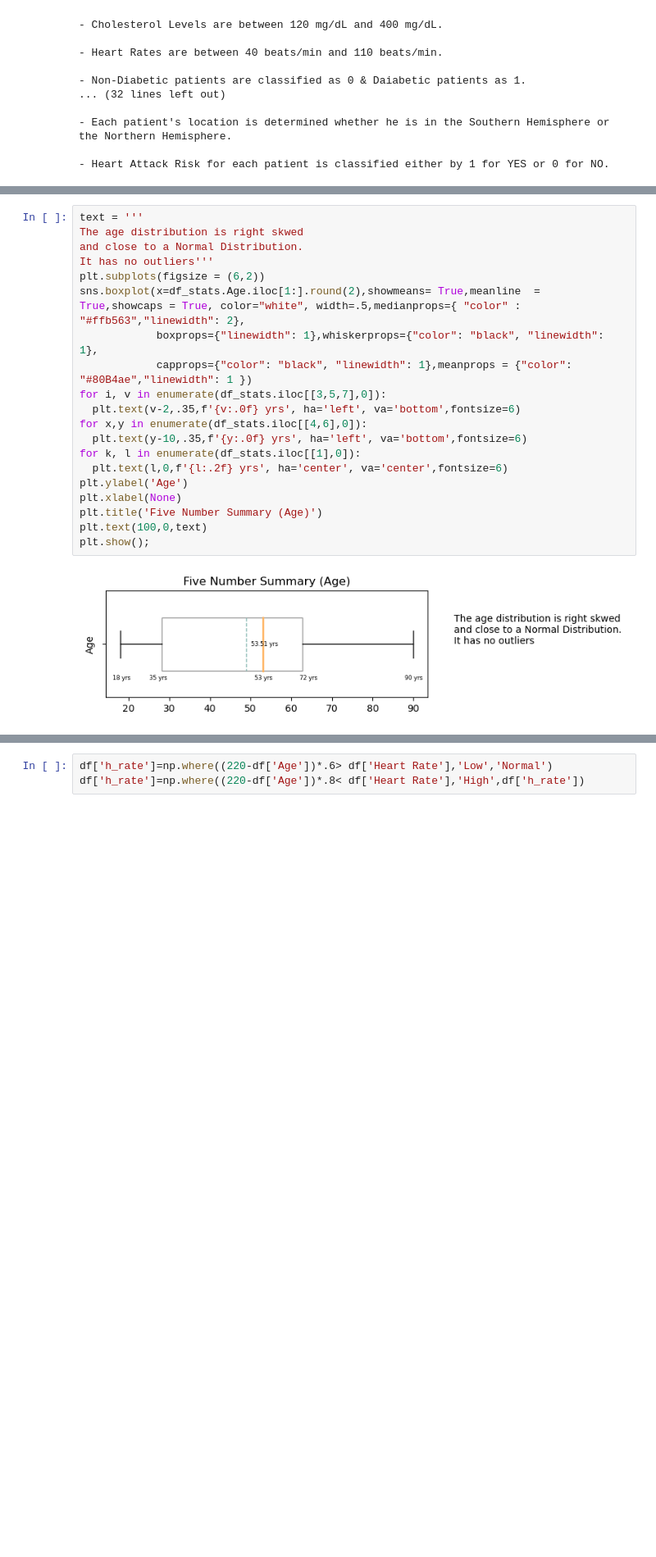
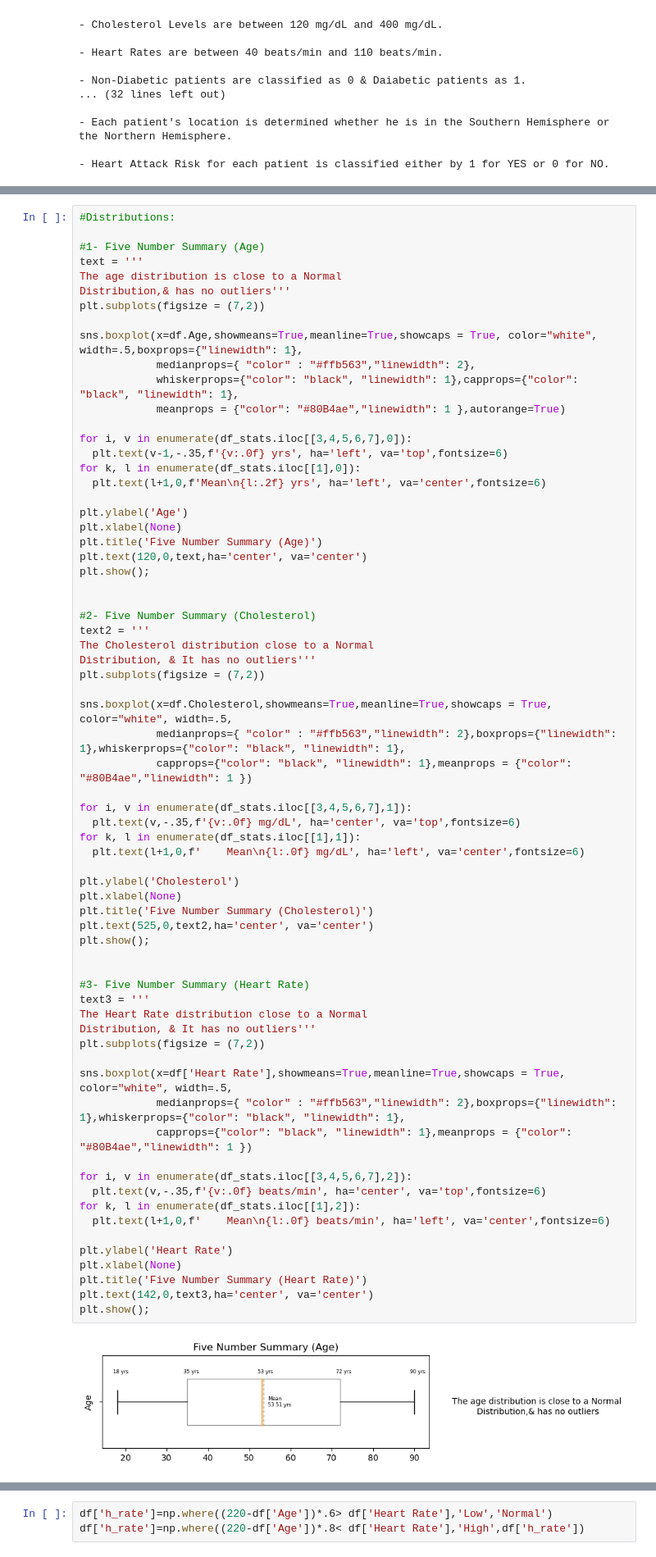
Before and after one commit to hend-a-ghafour/Heart_Attack_Risk_Analysis, a Jupyter notebook: Heart_Attack_Risk_Analysis.ipynb, the cells around one changed output, grey strips where cells are left out. Shown: that part at 82% size. Drawn from its saved outputs; the diff is of its cells as text; blank space fills up the shorter version.

Commit message:
Creating 5 number summary (heart rate) - editing 5 number summary of cholestrol & age

```diff
--- a/Heart_Attack_Risk_Analysis.ipynb
+++ b/Heart_Attack_Risk_Analysis.ipynb
@@ -218,24 +218,72 @@ df_stats
 | 75% | 72.0000 | 329.0000 | 93.0000 | 15.0297 | 8.0000 | 9.0176 | 227218.5000 | ... |
 | max | 90.0000 | 400.0000 | 110.0000 | 19.9987 | 10.0000 | 11.9993 | 299954.0000 | ... |
 # %%
+#Distributions:
+
+#1- Five Number Summary (Age)
 text = '''
-The age distribution is right skwed
-and close to a Normal Distribution.
-It has no outliers'''
-plt.subplots(figsize = (6,2))
-sns.boxplot(x=df_stats.Age.iloc[1:].round(2),showmeans= True,meanline  = True,showcaps = True, color="white", width=.5,medianprops={ "color" : "#ffb563","linewidth": 2},
-            boxprops={"linewidth": 1},whiskerprops={"color": "black", "linewidth": 1},
-            capprops={"color": "black", "linewidth": 1},meanprops = {"color": "#80B4ae","linewidth": 1 })
-for i, v in enumerate(df_stats.iloc[[3,5,7],0]):
-  plt.text(v-2,.35,f'{v:.0f} yrs', ha='left', va='bottom',fontsize=6)
-for x,y in enumerate(df_stats.iloc[[4,6],0]):
-  plt.text(y-10,.35,f'{y:.0f} yrs', ha='left', va='bottom',fontsize=6)
+The age distribution is close to a Normal
+Distribution,& has no outliers'''
+plt.subplots(figsize = (7,2))
+
+sns.boxplot(x=df.Age,showmeans=True,meanline=True,showcaps = True, color="white", width=.5,boxprops={"linewidth": 1},
+            medianprops={ "color" : "#ffb563","linewidth": 2},
+            whiskerprops={"color": "black", "linewidth": 1},capprops={"color": "black", "linewidth": 1},
+            meanprops = {"color": "#80B4ae","linewidth": 1 },autorange=True)
+
+for i, v in enumerate(df_stats.iloc[[3,4,5,6,7],0]):
+  plt.text(v-1,-.35,f'{v:.0f} yrs', ha='left', va='top',fontsize=6)
 for k, l in enumerate(df_stats.iloc[[1],0]):
-  plt.text(l,0,f'{l:.2f} yrs', ha='center', va='center',fontsize=6)
+  plt.text(l+1,0,f'Mean\n{l:.2f} yrs', ha='left', va='center',fontsize=6)
+
 plt.ylabel('Age')
 plt.xlabel(None)
 plt.title('Five Number Summary (Age)')
-plt.text(100,0,text)
+plt.text(120,0,text,ha='center', va='center')
 plt.show();
+
+
+#2- Five Number Summary (Cholesterol)
+text2 = '''
+The Cholesterol distribution close to a Normal
+Distribution, & It has no outliers'''
+plt.subplots(figsize = (7,2))
+
+sns.boxplot(x=df.Cholesterol,showmeans=True,meanline=True,showcaps = True, color="white", width=.5,
+            medianprops={ "color" : "#ffb563","linewidth": 2},boxprops={"linewidth": 1},whiskerprops={"color": "black", "linewidth": 1},
+            capprops={"color": "black", "linewidth": 1},meanprops = {"color": "#80B4ae","linewidth": 1 })
+
+for i, v in enumerate(df_stats.iloc[[3,4,5,6,7],1]):
+  plt.text(v,-.35,f'{v:.0f} mg/dL', ha='center', va='top',fontsize=6)
+for k, l in enumerate(df_stats.iloc[[1],1]):
+  plt.text(l+1,0,f'    Mean\n{l:.0f} mg/dL', ha='left', va='center',fontsize=6)
+
+plt.ylabel('Cholesterol')
+plt.xlabel(None)
+plt.title('Five Number Summary (Cholesterol)')
+plt.text(525,0,text2,ha='center', va='center')
+plt.show();
+
+
+#3- Five Number Summary (Heart Rate)
+text3 = '''
+The Heart Rate distribution close to a Normal
+Distribution, & It has no outliers'''
+plt.subplots(figsize = (7,2))
+
+sns.boxplot(x=df['Heart Rate'],showmeans=True,meanline=True,showcaps = True, color="white", width=.5,
+            medianprops={ "color" : "#ffb563","linewidth": 2},boxprops={"linewidth": 1},whiskerprops={"color": "black", "linewidth": 1},
+            capprops={"color": "black", "linewidth": 1},meanprops = {"color": "#80B4ae","linewidth": 1 })
+
+for i, v in enumerate(df_stats.iloc[[3,4,5,6,7],2]):
+  plt.text(v,-.35,f'{v:.0f} beats/min', ha='center', va='top',fontsize=6)
+for k, l in enumerate(df_stats.iloc[[1],2]):
+  plt.text(l+1,0,f'    Mean\n{l:.0f} beats/min', ha='left', va='center',fontsize=6)
+
+plt.ylabel('Heart Rate')
+plt.xlabel(None)
+plt.title('Five Number Summary (Heart Rate)')
+plt.text(142,0,text3,ha='center', va='center')
+plt.show();
 # %% [output]
-[figure, old version]
+[figure, new version]
```
Also changed, not shown: parts of 2 cells of this notebook.
